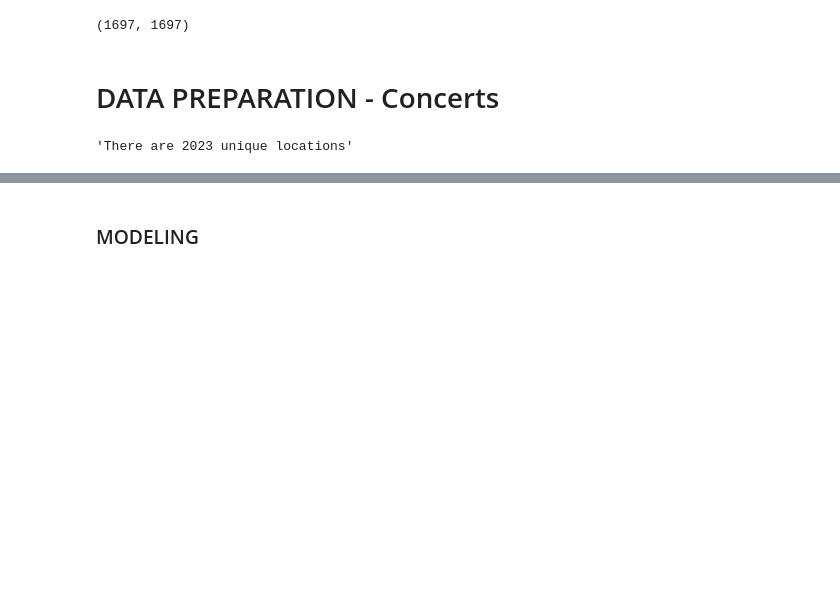
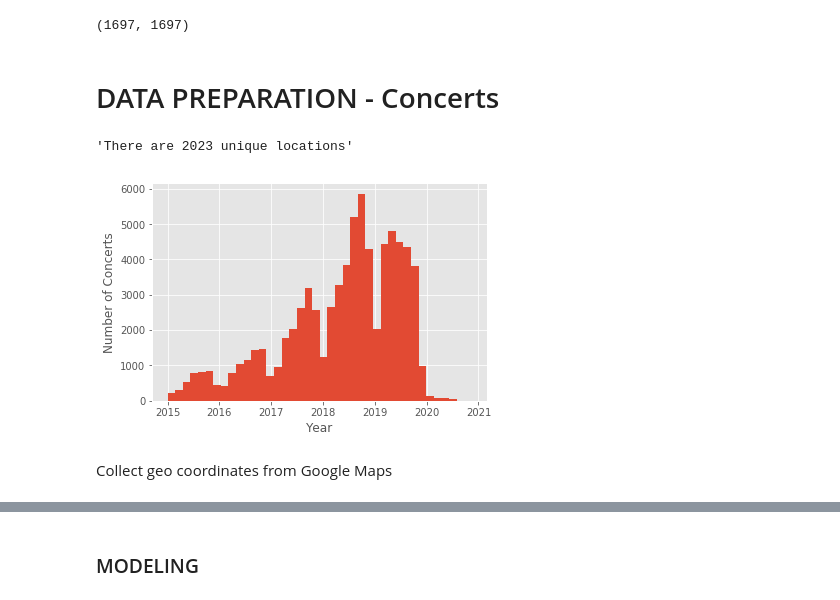
Before and after one commit to Patrickbfuller/solve_music_probs, a Jupyter notebook: up_next/walkthrough.ipynb, the cells around one changed output, grey strips where cells are left out. Drawn from its saved outputs; the diff is of its cells as text; code cells hidden in the pictures; blank space fills up the shorter version.

```diff
--- a/up_next/walkthrough.ipynb
+++ b/up_next/walkthrough.ipynb
@@ -166,3 +177,11 @@ unique_locations = trimmed_concerts.location.unique()
 f'There are {len(unique_locations)} unique locations'
 # %% [output]
 'There are 2023 unique locations'
+# %%
+trimmed_concerts.date.hist(bins=40)
+plt.xlabel('Year')
+plt.ylabel('Number of Concerts');
+# %% [output]
+[figure, added]
+# %% [markdown]
+Collect geo coordinates from Google Maps
```
Also changed, not shown: parts of 11 cells of this notebook, 2 other files.
